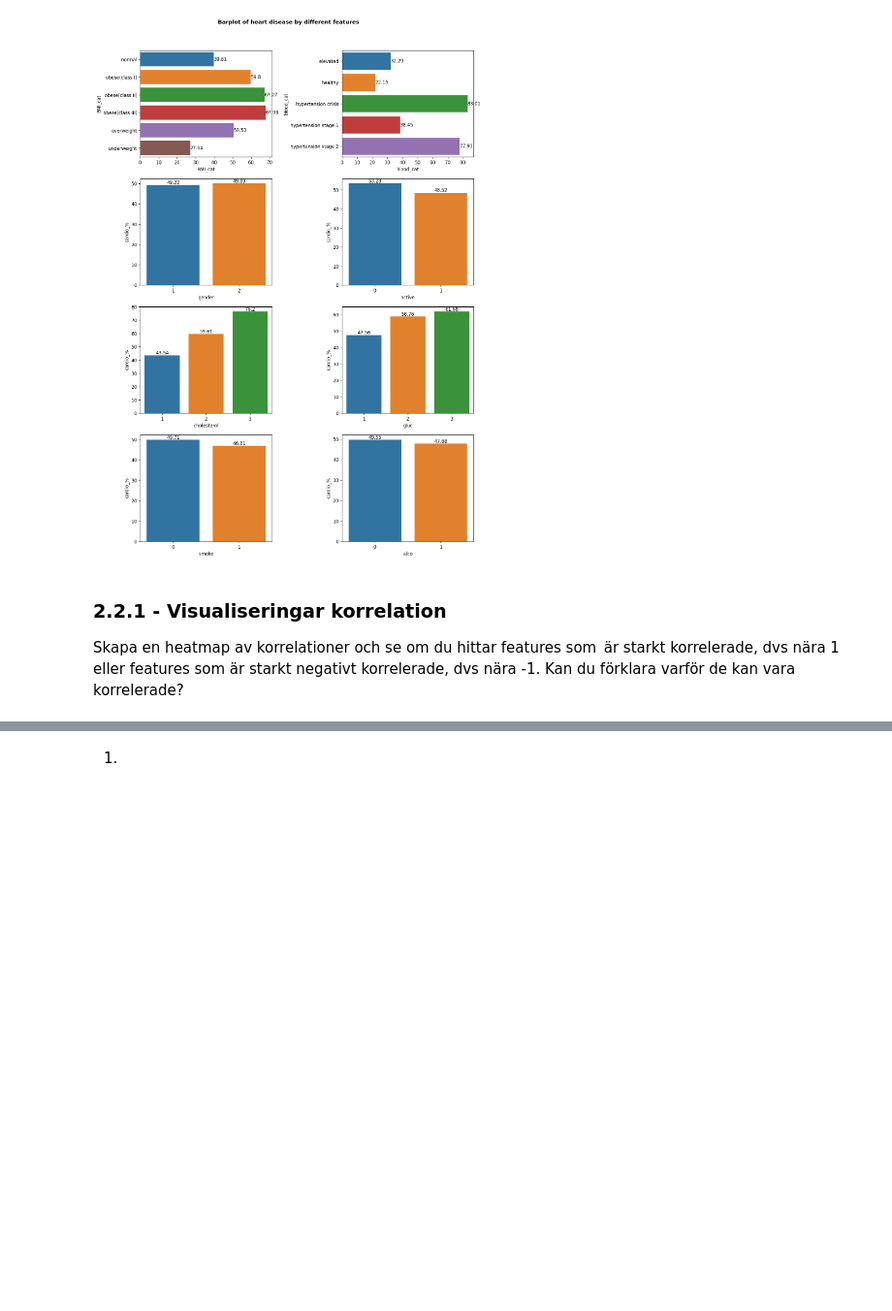
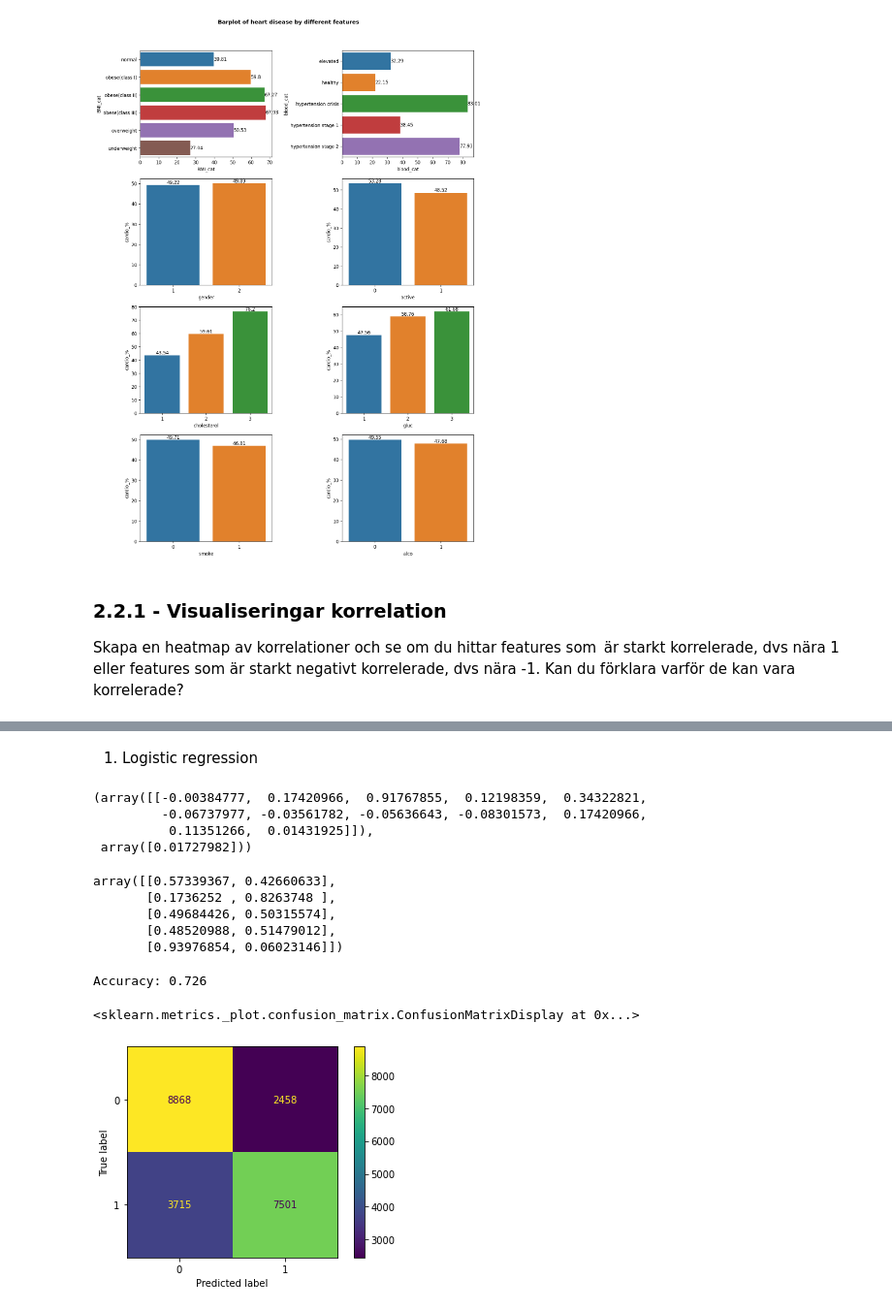
Before and after one commit to yuna-liu/Maskininlarning-Yuna-Liu, a Jupyter notebook: Lab1/DiseasePrediction.ipynb, the cells around one changed output, grey strips where cells are left out. Shown at 97% size. Drawn from its saved outputs; the diff is of its cells as text; code cells hidden in the pictures; blank space fills up the shorter version.

```diff
--- a/Lab1/DiseasePrediction.ipynb
+++ b/Lab1/DiseasePrediction.ipynb
@@ -546,0 +562,4 @@ På andra dataframet:
+# %%
+df_categorical_2 = pd.get_dummies(df_reduced_2, columns = ["gender"], prefix='gender_dum', drop_first=True)
+df_categorical_2 = df_categorical_2.drop(["BMI_cat", "blood_cat", "weight", "height"], axis=1)
+df_categorical_2.head()
@@ -547,2 +596,47 @@ På andra dataframet:
 # %% [markdown]
-1.
+1. Logistic regression
+# %%
+from sklearn.linear_model import LogisticRegression
+from sklearn.model_selection import train_test_split
+from sklearn.preprocessing import StandardScaler
+
+X, y = df_categorical_2.drop("cardio", axis=1), df_categorical_2["cardio"]
+X_train, X_test, y_train, y_test = train_test_split(X, y, test_size=0.33, random_state=42)
+
+scaler = StandardScaler()
+scaled_X_train = scaler.fit_transform(X_train)
+scaled_X_test = scaler.transform(X_test)
+
+model = LogisticRegression(penalty="none")
+model.fit(scaled_X_train, y_train)
+model.coef_, model.intercept_
+# %% [output]
+(array([[-0.00384777,  0.17420966,  0.91767855,  0.12198359,  0.34322821,
+         -0.06737977, -0.03561782, -0.05636643, -0.08301573,  0.17420966,
+          0.11351266,  0.01431925]]),
+ array([0.01727982]))
+# %%
+y_pred_probability = model.predict_proba(scaled_X_test)
+y_pred_probability[:5]
+# %% [output]
+array([[0.57339367, 0.42660633],
+       [0.1736252 , 0.8263748 ],
+       [0.49684426, 0.50315574],
+       [0.48520988, 0.51479012],
+       [0.93976854, 0.06023146]])
+# %%
+from sklearn.metrics import confusion_matrix, accuracy_score, ConfusionMatrixDisplay, classification_report
+
+y_pred = model.predict(scaled_X_test)
+acc = accuracy_score(y_test, y_pred)
+# note that the accuracy is very high, which is because of the accuracy paradox as the data is highly imbalanced.
+# this means that we could make a model that always classifies negative on default, and achieve very high accuracy
+print(f"Accuracy: {acc:.3f}")
+cm = confusion_matrix(y_test, y_pred, labels = model.classes_)
+
+disp = ConfusionMatrixDisplay(cm, display_labels = model.classes_)
+disp.plot()
+# %% [output]
+Accuracy: 0.726
+<sklearn.metrics._plot.confusion_matrix.ConfusionMatrixDisplay at 0x...>
+[figure, added]
```
Also changed, not shown: parts of 33 cells of this notebook, 1 other file.
